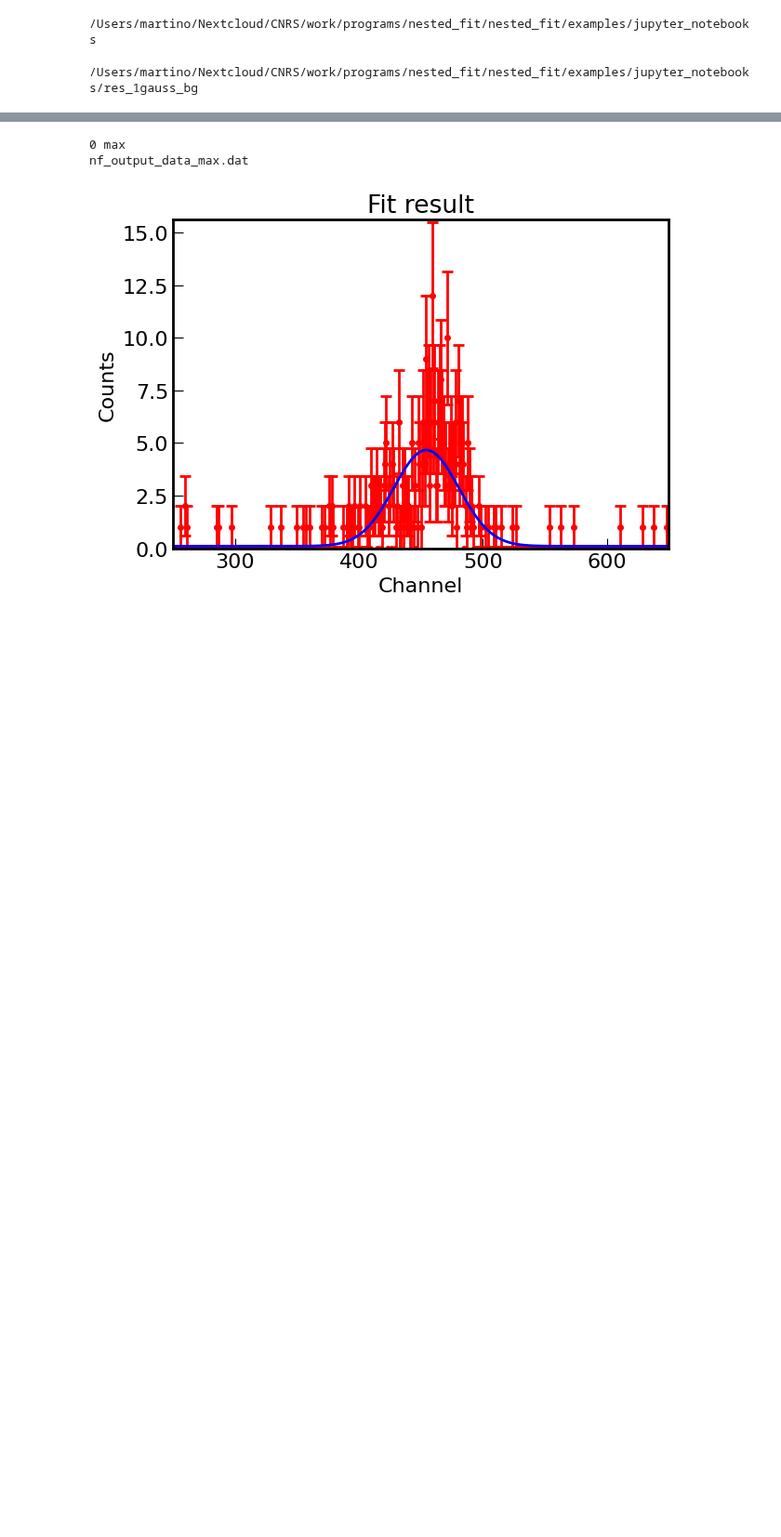
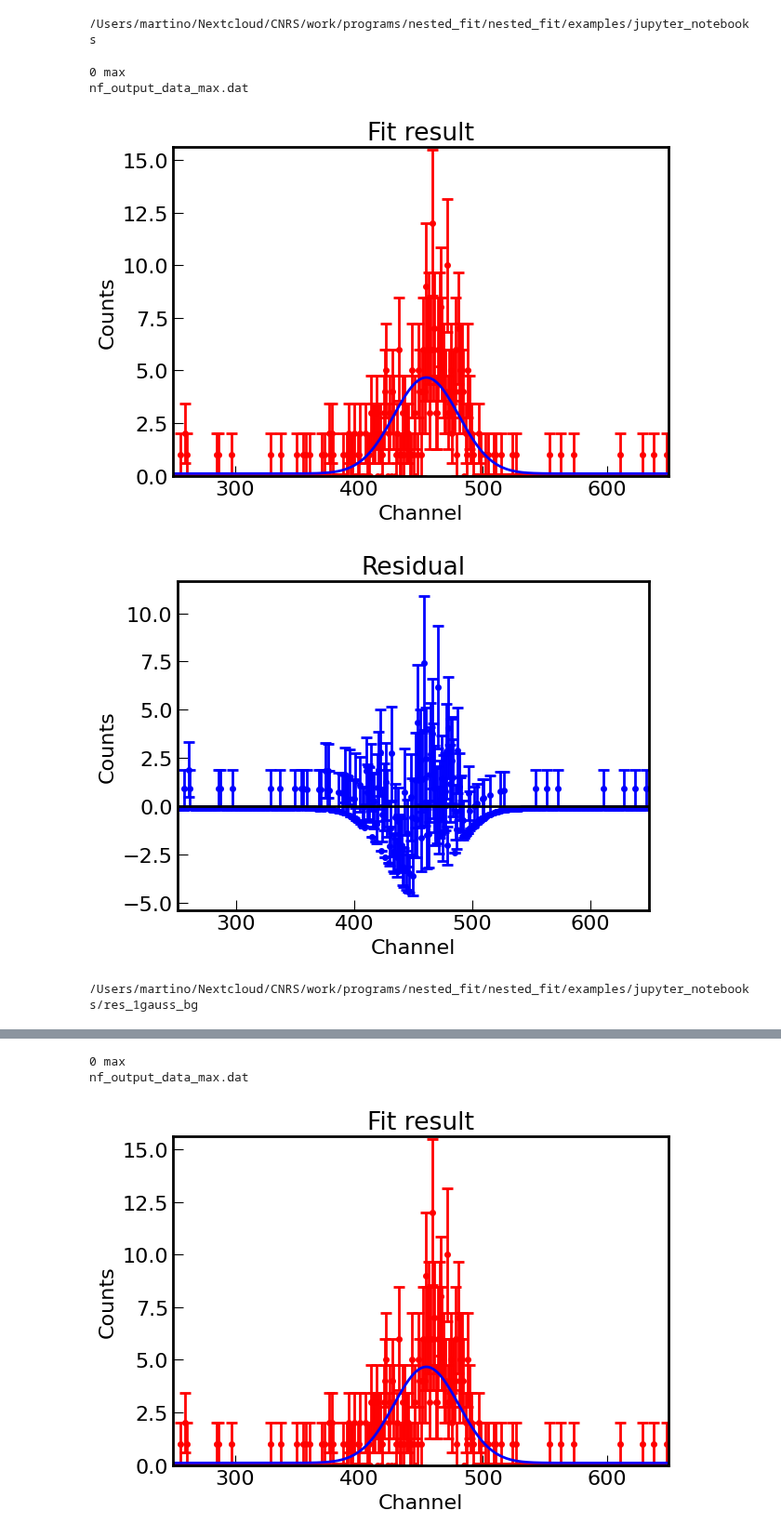
Before and after one commit to martinit18/nested_fit, a Jupyter notebook: examples/jupyter_notebooks/simple_analysis_visu.ipynb, the cells around one changed output, grey strips where cells are left out. Shown at 93% size. Cells and saved outputs as stored; diff of their text form; code cells hidden in the pictures; blank space fills up the shorter version.

```diff
--- a/examples/jupyter_notebooks/simple_analysis_visu.ipynb
+++ b/examples/jupyter_notebooks/simple_analysis_visu.ipynb
@@ -13,11 +13,24 @@ root_path = os.getcwd()
 print(root_path)
 # %% [output]
 /Users/martino/Nextcloud/CNRS/work/programs/nested_fit/nested_fit/examples/jupyter_notebooks
-# %%
-# Choose one of them
-path = root_path+'/res_1gauss_bg'
-print(path)
-os.chdir(path)
-# %% [output]
-/Users/martino/Nextcloud/CNRS/work/programs/nested_fit/nested_fit/examples/jupyter_notebooks/res_1gauss_bg
+# %%
+# Visualize results in another directory
+
+# Load the library without loading the adata
+an_test = pynf.Analysis(loaddata=False)
+
+# Define a directory and look inside
+path = root_path+'/res_1gauss_bg'
+an_test.plot(path=path)
+# %% [output]
+0 max
+nf_output_data_max.dat
+[figure, added]
+[figure, added]
+# %%
+# Go to a define analysis
+os.chdir(path)
+print(path)
+# %% [output]
+/Users/martino/Nextcloud/CNRS/work/programs/nested_fit/nested_fit/examples/jupyter_notebooks/res_1gauss_bg
 # %%
```
Also changed, not shown: parts of 5 cells of this notebook, 4 other files.
